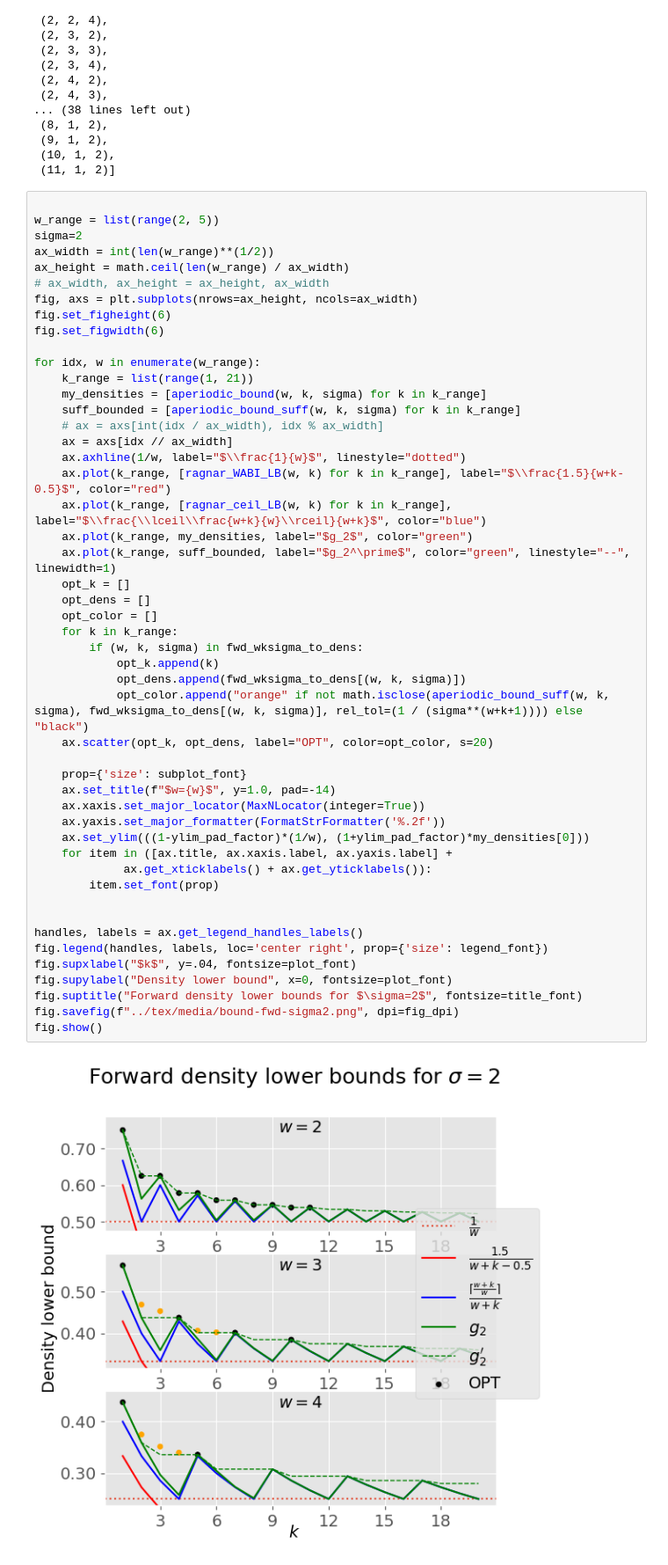
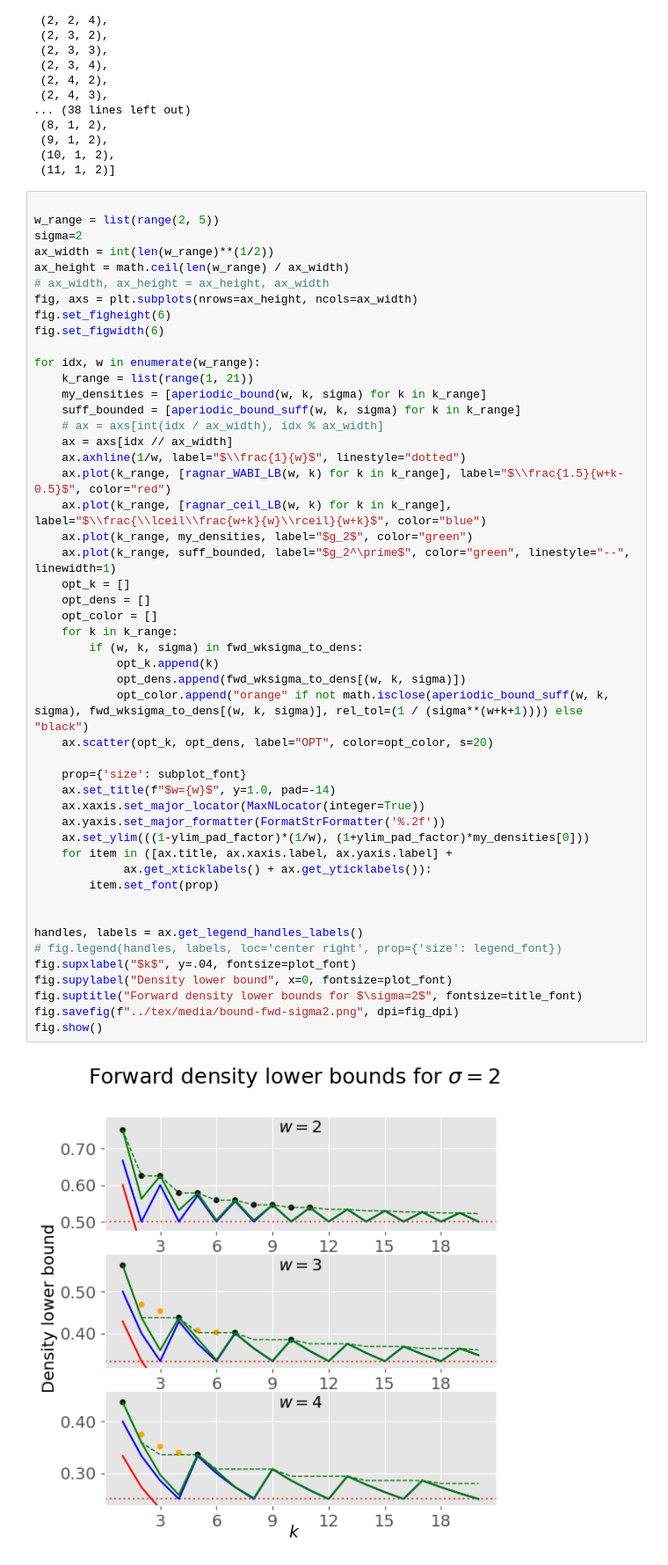
Before and after one commit to treangenlab/sampling-scheme-analysis, a Jupyter notebook: scripts/lower-bounds.ipynb, the cells around one changed output. Shown at 88% size. Cells and saved outputs as stored; diff of their text form.

Commit message:
Remove legend from first two plots

```diff
--- a/scripts/lower-bounds.ipynb
+++ b/scripts/lower-bounds.ipynb
@@ -78,35 +78,35 @@ for idx, w in enumerate(w_range):
     ax.plot(k_range, [ragnar_ceil_LB(w, k) for k in k_range], label="$\\frac{\\lceil\\frac{w+k}{w}\\rceil}{w+k}$", color="blue")
     ax.plot(k_range, my_densities, label="$g_2$", color="green")
     ax.plot(k_range, suff_bounded, label="$g_2^\prime$", color="green", linestyle="--", linewidth=1)
     opt_k = []
     opt_dens = []
     opt_color = []
     for k in k_range:
         if (w, k, sigma) in fwd_wksigma_to_dens:
             opt_k.append(k)
             opt_dens.append(fwd_wksigma_to_dens[(w, k, sigma)])
             opt_color.append("orange" if not math.isclose(aperiodic_bound_suff(w, k, sigma), fwd_wksigma_to_dens[(w, k, sigma)], rel_tol=(1 / (sigma**(w+k+1)))) else "black")
     ax.scatter(opt_k, opt_dens, label="OPT", color=opt_color, s=20)
 
     prop={'size': subplot_font}
     ax.set_title(f"$w={w}$", y=1.0, pad=-14)
     ax.xaxis.set_major_locator(MaxNLocator(integer=True))
     ax.yaxis.set_major_formatter(FormatStrFormatter('%.2f'))
     ax.set_ylim(((1-ylim_pad_factor)*(1/w), (1+ylim_pad_factor)*my_densities[0]))
     for item in ([ax.title, ax.xaxis.label, ax.yaxis.label] +
              ax.get_xticklabels() + ax.get_yticklabels()):
         item.set_font(prop)
 
 
 handles, labels = ax.get_legend_handles_labels()
-fig.legend(handles, labels, loc='center right', prop={'size': legend_font})
+# fig.legend(handles, labels, loc='center right', prop={'size': legend_font})
 fig.supxlabel("$k$", y=.04, fontsize=plot_font)
 fig.supylabel("Density lower bound", x=0, fontsize=plot_font)
 fig.suptitle("Forward density lower bounds for $\sigma=2$", fontsize=title_font)
 fig.savefig(f"../tex/media/bound-fwd-sigma2.png", dpi=fig_dpi)
 fig.show()
 # %% [output]
-[figure, old version]
+[figure, new version]
 # %%
 
 sigma_range = list(range(2, 5))
```
Also changed, not shown: parts of 2 cells of this notebook.
